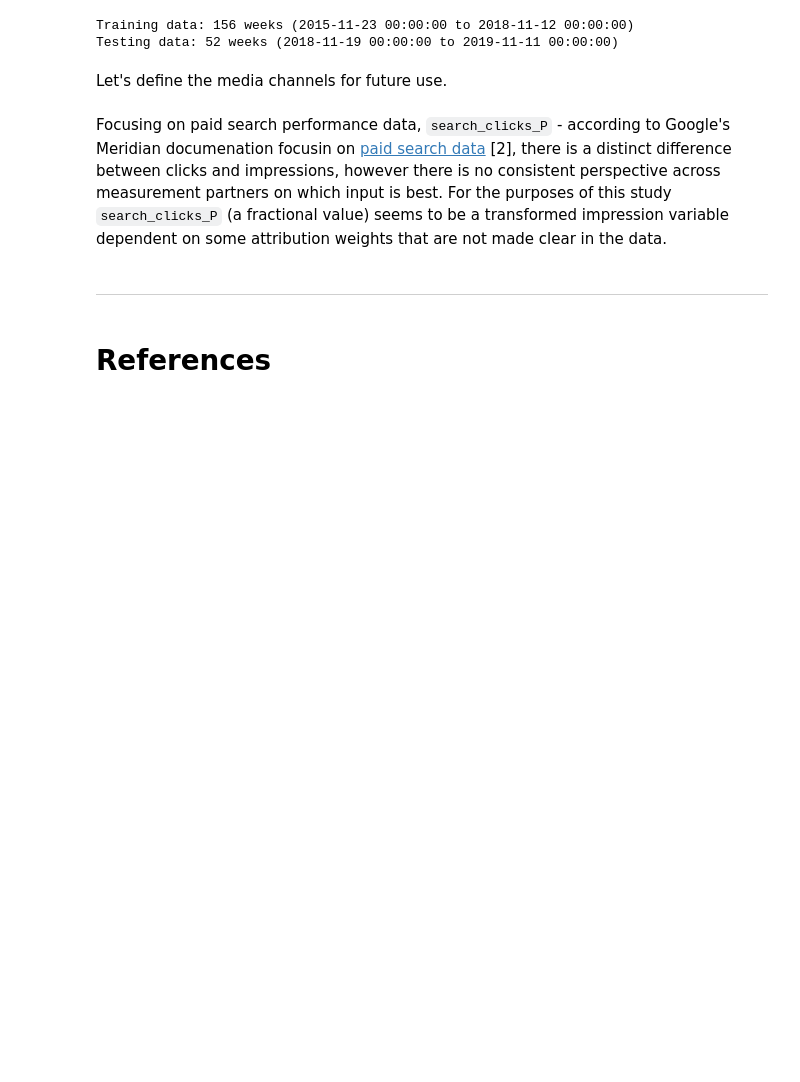
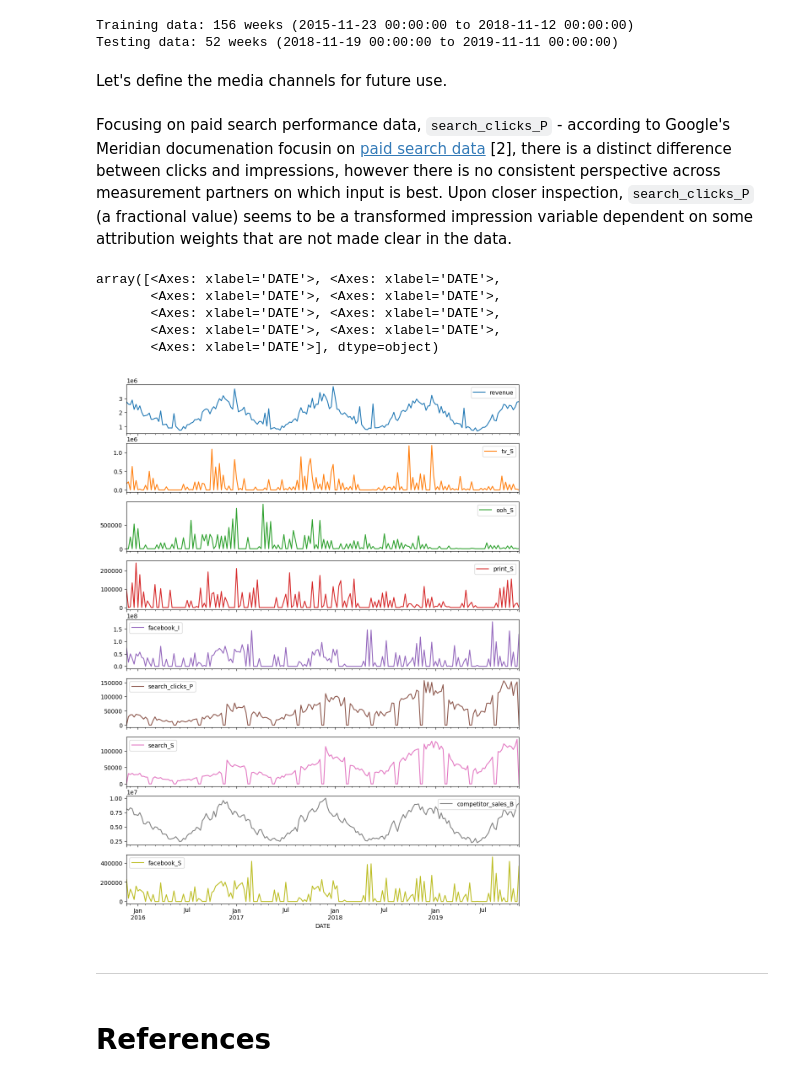
Before and after one commit to UmbertoFasci/MMM-bayesian-prior-analysis, a Jupyter notebook: MMM_Bayesian_Prior_Analysis.ipynb, the cells around one changed output. Saved outputs shown, nothing was run; the diff lists cells and outputs as text; code cells hidden in the pictures; blank space fills up the shorter version.

```diff
--- a/MMM_Bayesian_Prior_Analysis.ipynb
+++ b/MMM_Bayesian_Prior_Analysis.ipynb
@@ -85,7 +85,16 @@ Let's define the media channels for future use.
 # %%
 media_channels = ['tv_S', 'ooh_S', 'print_S', 'search_S', 'facebook_S']
 # %% [markdown]
-Focusing on paid search performance data, `search_clicks_P` - according to Google's Meridian documenation focusin on [paid search data](https://developers.google.com/meridian/docs/basics/paid-search#using-clicks-or-impressions) [2], there is a distinct difference between clicks and impressions, however there is no consistent perspective across measurement partners on which input is best. For the purposes of this study `search_clicks_P` (a fractional value) seems to be a transformed impression variable dependent on some attribution weights that are not made clear in the data.
+Focusing on paid search performance data, `search_clicks_P` - according to Google's Meridian documenation focusin on [paid search data](https://developers.google.com/meridian/docs/basics/paid-search#using-clicks-or-impressions) [2], there is a distinct difference between clicks and impressions, however there is no consistent perspective across measurement partners on which input is best. Upon closer inspection, `search_clicks_P` (a fractional value) seems to be a transformed impression variable dependent on some attribution weights that are not made clear in the data.
+# %%
+data.set_index('DATE').plot(subplots=True, figsize=(12, 16))
+# %% [output]
+array([<Axes: xlabel='DATE'>, <Axes: xlabel='DATE'>,
+       <Axes: xlabel='DATE'>, <Axes: xlabel='DATE'>,
+       <Axes: xlabel='DATE'>, <Axes: xlabel='DATE'>,
+       <Axes: xlabel='DATE'>, <Axes: xlabel='DATE'>,
+       <Axes: xlabel='DATE'>], dtype=object)
+[figure, added]
 # %% [markdown]
 
 
```
Also changed, not shown: parts of 1 cell of this notebook.
